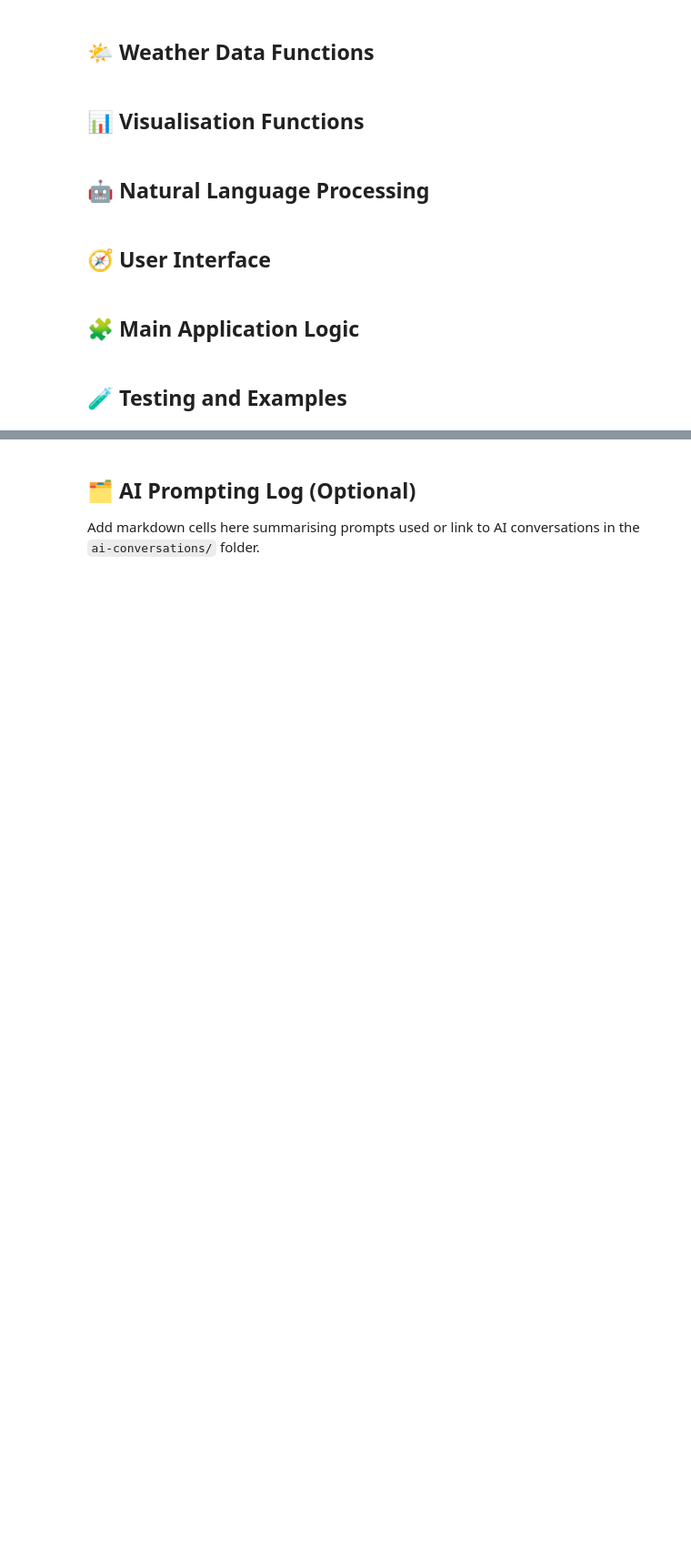
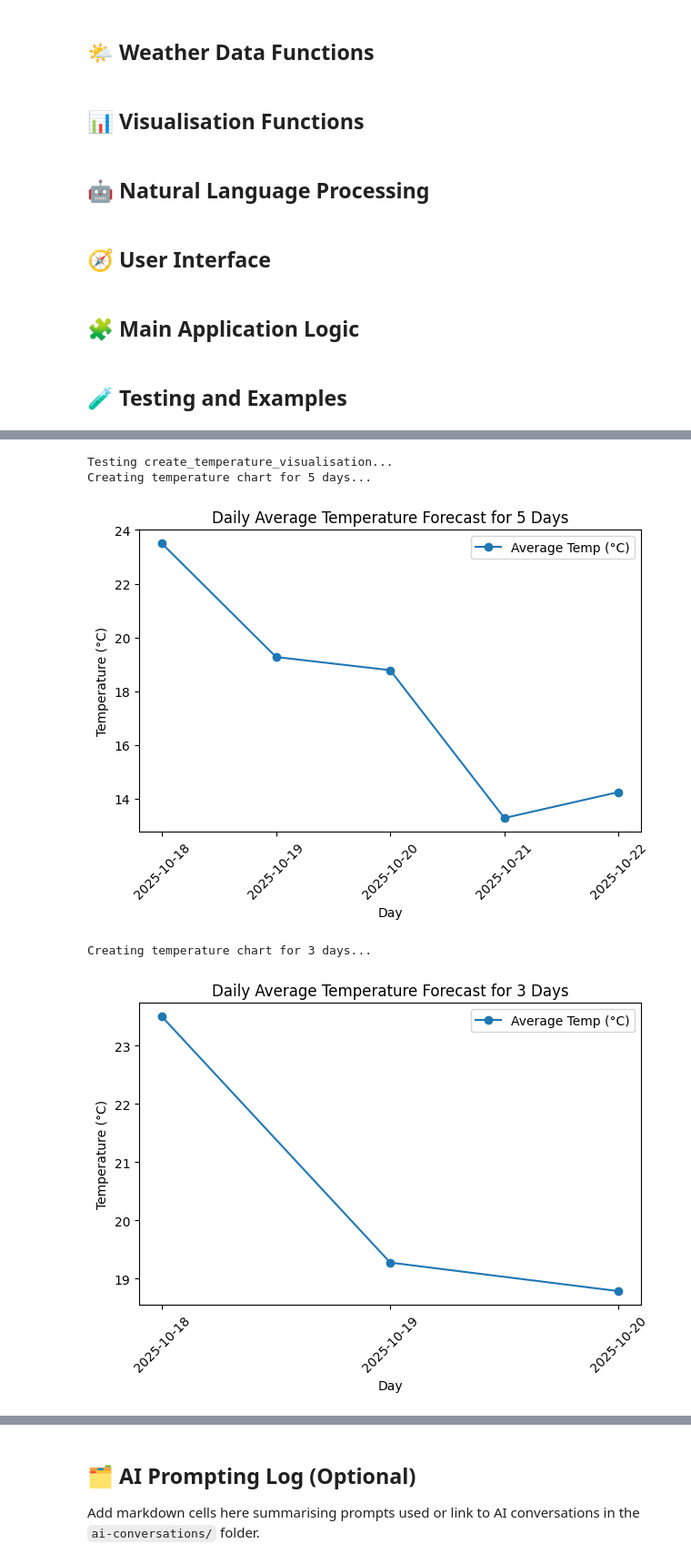
Before and after one commit to jojowaranyucareer-ctrl/Weatherwise_Waranyu.B, a Jupyter notebook: starter_notebook.ipynb, the cells around one changed output, grey strips where cells are left out. Shown: that part at 91% size. Saved outputs shown, nothing was run; the diff lists cells and outputs as text; code cells hidden in the pictures; blank space fills up the shorter version.

```diff
--- a/starter_notebook.ipynb
+++ b/starter_notebook.ipynb
@@ -747,0 +787,16 @@ def generate_weather_response(parsed_question: Dict[str, Any], weather_data: Dic
+# %%
+# Test get_weather_data (which uses openWeather_getWeather internally)
+print("\nTesting get_weather_data...")
+sample_city_2 = "Tokyo"
+sample_days = 3
+weather_processed_data = get_weather_data(city=sample_city_2, forecast_days=sample_days)
+
+if weather_processed_data:
+    print(f"Successfully fetched and processed weather data for {sample_city_2} for {sample_days} days. Data structure preview:")
+    # Display the processed data (which is the same as raw data from openWeather_getWeather in this case)
+    display(list(weather_processed_data.keys()))
+    if weather_processed_data.get("list"):
+         print("First item in 'list':")
+         display(weather_processed_data["list"][0])
+else:
+    print(f"Failed to fetch weather data for {sample_city_2}.")
@@ -747,0 +828,18 @@ def generate_weather_response(parsed_question: Dict[str, Any], weather_data: Dic
+# %%
+# Test create_temperature_visualisation
+print("\nTesting create_temperature_visualisation...")
+# We need weather data to test the visualization, using the data fetched for Tokyo earlier
+if 'weather_processed_data' in locals() and weather_processed_data and weather_processed_data.get("list"):
+    print("Creating temperature chart for 5 days...")
+    create_temperature_visualisation(weather_processed_data, num_days=5, output_type='display')
+
+    print("\nCreating temperature chart for 3 days...")
+    create_temperature_visualisation(weather_processed_data, num_days=3, output_type='display')
+else:
+    print("Skipping temperature visualisation test as weather data is not available or not fetched.")
+# %% [output]
+Testing create_temperature_visualisation...
+Creating temperature chart for 5 days...
+[figure, added]
+Creating temperature chart for 3 days...
+[figure, added]
```
Also changed, not shown: parts of 22 cells of this notebook.
